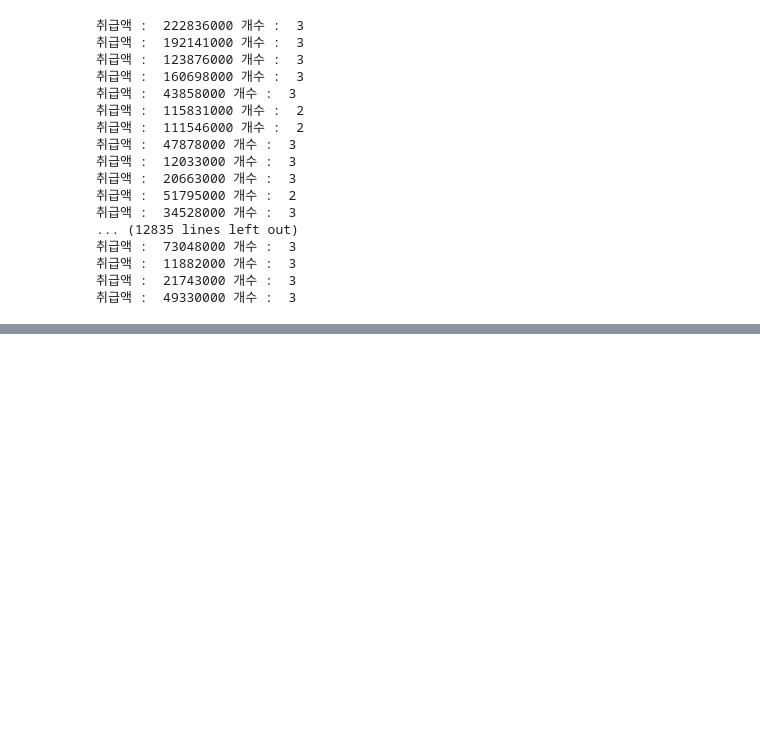
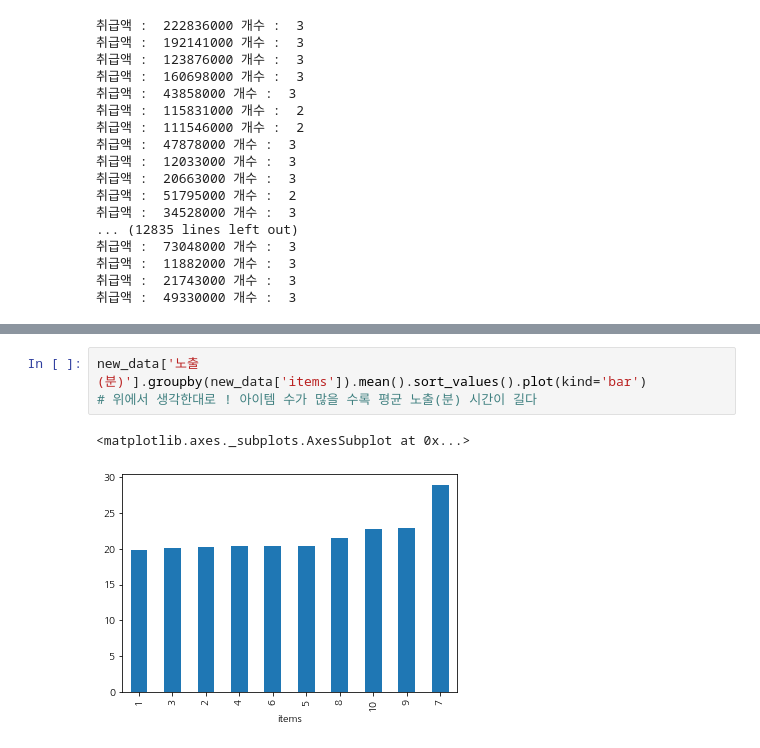
Before and after one commit to shp1204/AI-, a Jupyter notebook: Project/EDA1.ipynb, the cells around one changed output, grey strips where cells are left out. Saved outputs shown, nothing was run; the diff lists cells and outputs as text; blank space fills up the shorter version.

```diff
--- a/Project/EDA1.ipynb
+++ b/Project/EDA1.ipynb
@@ -424,0 +572,6 @@ for i in range(len(df)-1) :
+# %%
+new_data['노출(분)'].groupby(new_data['items']).mean().sort_values().plot(kind='bar')
+# 위에서 생각한대로 ! 아이템 수가 많을 수록 평균 노출(분) 시간이 길다
+# %% [output]
+<matplotlib.axes._subplots.AxesSubplot at 0x...>
+[figure, added]
```
Also changed, not shown: parts of 26 cells of this notebook, 4 other files.
